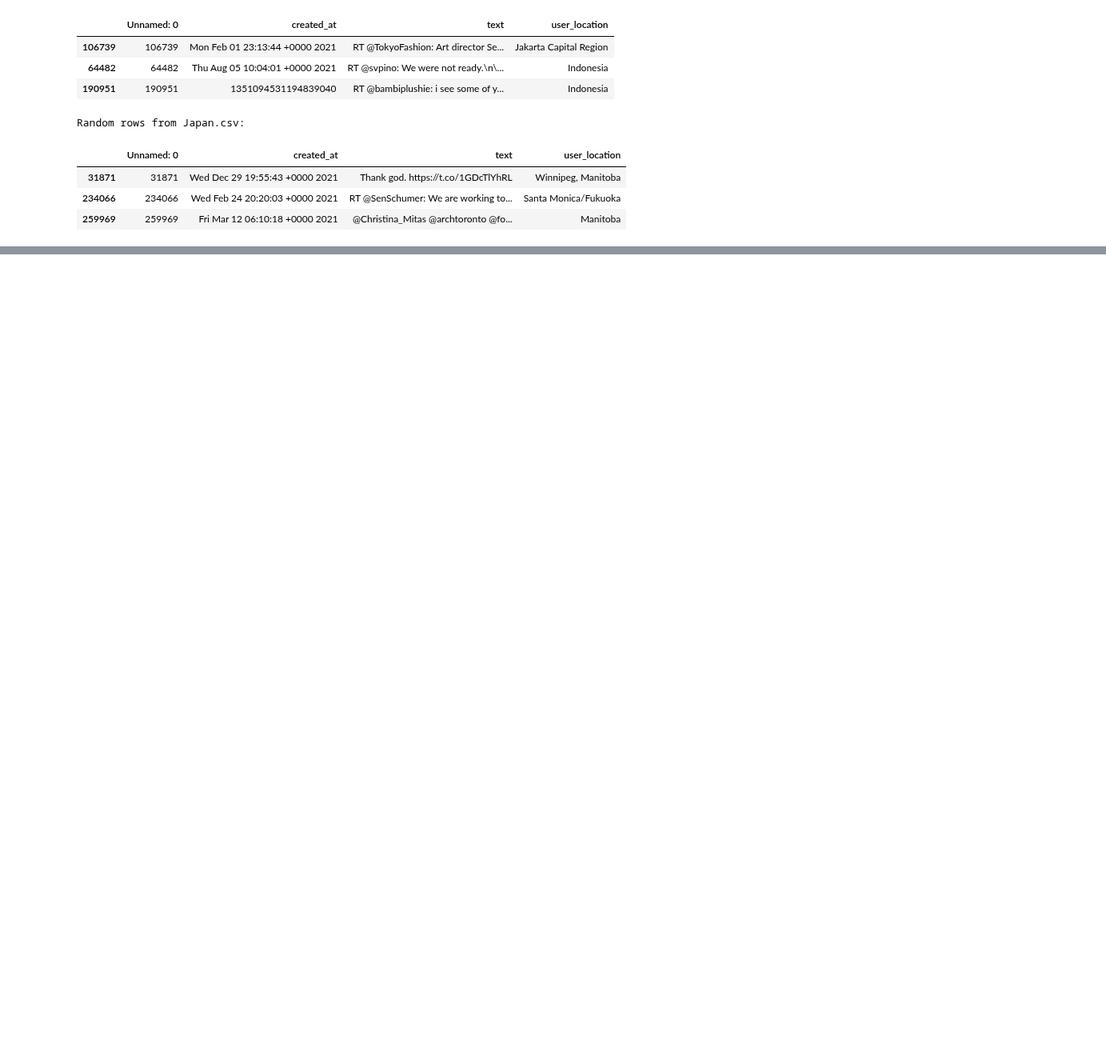
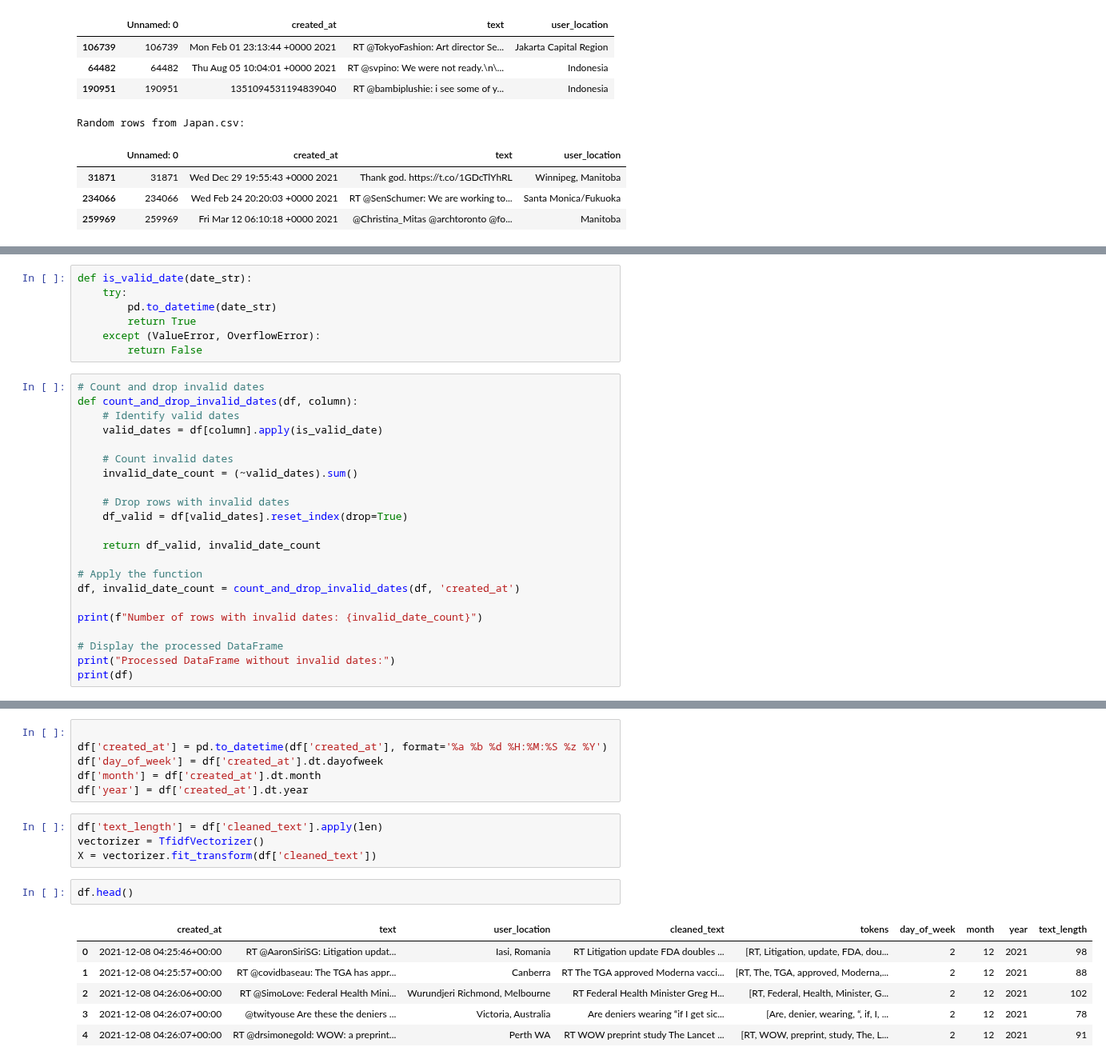
Before and after one commit to kyleoneil/MLProjs, a Jupyter notebook: covid_19_tweet_sentiments/covid_19_tweet_sentiment_analysis.ipynb, the cells around one changed output, grey strips where cells are left out. Shown at 80% size. Saved outputs shown, nothing was run; the diff lists cells and outputs as text; blank space fills up the shorter version.

Commit message:
add labeling of data

```diff
--- a/covid_19_tweet_sentiments/covid_19_tweet_sentiment_analysis.ipynb
+++ b/covid_19_tweet_sentiments/covid_19_tweet_sentiment_analysis.ipynb
@@ -193,0 +250,29 @@ Random rows from                              created_at  \
+# %%
+def is_valid_date(date_str):
+    try:
+        pd.to_datetime(date_str)
+        return True
+    except (ValueError, OverflowError):
+        return False
+# %%
+# Count and drop invalid dates
+def count_and_drop_invalid_dates(df, column):
+    # Identify valid dates
+    valid_dates = df[column].apply(is_valid_date)
+
+    # Count invalid dates
+    invalid_date_count = (~valid_dates).sum()
+
+    # Drop rows with invalid dates
+    df_valid = df[valid_dates].reset_index(drop=True)
+
+    return df_valid, invalid_date_count
+
+# Apply the function
+df, invalid_date_count = count_and_drop_invalid_dates(df, 'created_at')
+
+print(f"Number of rows with invalid dates: {invalid_date_count}")
+
+# Display the processed DataFrame
+print("Processed DataFrame without invalid dates:")
+print(df)
@@ -194 +297,20 @@ Random rows from                              created_at  \
+# %%
+
+df['created_at'] = pd.to_datetime(df['created_at'], format='%a %b %d %H:%M:%S %z %Y')
+df['day_of_week'] = df['created_at'].dt.dayofweek
+df['month'] = df['created_at'].dt.month
+df['year'] = df['created_at'].dt.year
+# %%
+df['text_length'] = df['cleaned_text'].apply(len)
+vectorizer = TfidfVectorizer()
+X = vectorizer.fit_transform(df['cleaned_text'])
+# %%
+df.head()
+# %% [output]
+|  | created_at | text | user_location | cleaned_text | tokens | day_of_week | month | year | text_length |
+| 0 | 2021-12-08 04:25:46+00:00 | RT @AaronSiriSG: Litigation updat... | Iasi, Romania | RT Litigation update FDA doubles ... | [RT, Litigation, update, FDA, dou... | 2 | 12 | 2021 | 98 |
+| 1 | 2021-12-08 04:25:57+00:00 | RT @covidbaseau: The TGA has appr... | Canberra | RT The TGA approved Moderna vacci... | [RT, The, TGA, approved, Moderna,... | 2 | 12 | 2021 | 88 |
+| 2 | 2021-12-08 04:26:06+00:00 | RT @SimoLove: Federal Health Mini... | Wurundjeri Richmond, Melbourne | RT Federal Health Minister Greg H... | [RT, Federal, Health, Minister, G... | 2 | 12 | 2021 | 102 |
+| 3 | 2021-12-08 04:26:07+00:00 | @twityouse Are these the deniers ... | Victoria, Australia | Are deniers wearing “if I get sic... | [Are, denier, wearing, “, if, I, ... | 2 | 12 | 2021 | 78 |
+| 4 | 2021-12-08 04:26:07+00:00 | RT @drsimonegold: WOW: a preprint... | Perth WA | RT WOW preprint study The Lancet ... | [RT, WOW, preprint, study, The, L... | 2 | 12 | 2021 | 91 |
 # %%
```
Also changed, not shown: parts of 22 cells of this notebook.
